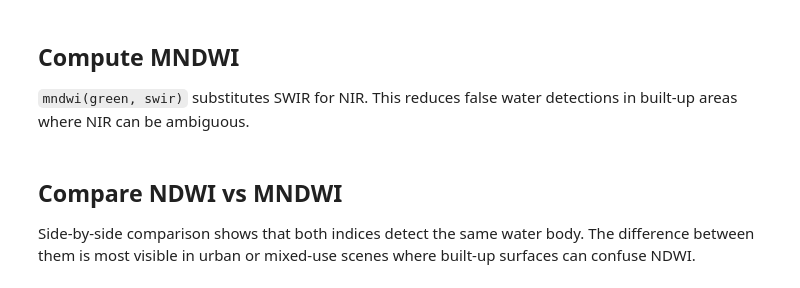
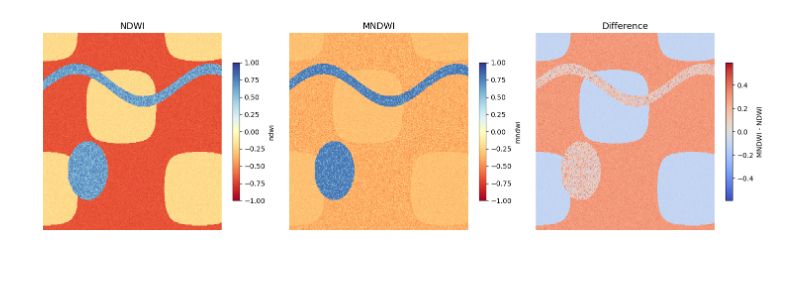
Before and after one commit to makepath/xarray-spatial, a Jupyter notebook: examples/user_guide/20_Water_Indices.ipynb, the cells around one changed output. Cells and saved outputs as stored; diff of their text form; code cells hidden in the pictures.

```diff
--- a/examples/user_guide/20_Water_Indices.ipynb
+++ b/examples/user_guide/20_Water_Indices.ipynb
@@ -65,18 +131,26 @@ positive values because green reflectance exceeds NIR over water.
 # %%
-ndwi_result = ndwi(green_da, nir_da)
+diff = mndwi_result - ndwi_result
 
-fig, axes = plt.subplots(1, 2, figsize=(10, 4))
-ndwi_result.plot(ax=axes[0], cmap='RdYlBu', vmin=-1, vmax=1)
-axes[0].set_title('NDWI')
+fig, axes = plt.subplots(1, 3, figsize=(15, 4.5))
 
-# Threshold at 0 to create a binary water mask
-water_detected = (ndwi_result > 0).astype(float)
-water_detected.plot(ax=axes[1], cmap='Blues', vmin=0, vmax=1)
-axes[1].set_title('NDWI > 0 (water mask)')
+ndwi_result.plot.imshow(ax=axes[0], cmap='RdYlBu', vmin=-1, vmax=1,
+                        add_colorbar=True,
+                        cbar_kwargs={'shrink': 0.7})
+axes[0].set_title('NDWI', fontsize=13)
+axes[0].set_axis_off()
+
+mndwi_result.plot.imshow(ax=axes[1], cmap='RdYlBu', vmin=-1, vmax=1,
+                         add_colorbar=True,
+                         cbar_kwargs={'shrink': 0.7})
+axes[1].set_title('MNDWI', fontsize=13)
+axes[1].set_axis_off()
+
+diff.plot.imshow(ax=axes[2], cmap='coolwarm', center=0,
+                 add_colorbar=True,
+                 cbar_kwargs={'label': 'MNDWI - NDWI', 'shrink': 0.7})
+axes[2].set_title('Difference', fontsize=13)
+axes[2].set_axis_off()
+
 plt.tight_layout()
-plt.show()
+# %% [output]
+[figure, added]
-# %% [markdown]
-## Compute MNDWI
-
-`mndwi(green, swir)` substitutes SWIR for NIR. This reduces false water
-detections in built-up areas where NIR can be ambiguous.
@@ -95,6 +156,0 @@ plt.show()
-# %% [markdown]
-## Compare NDWI vs MNDWI
-
-Side-by-side comparison shows that both indices detect the same water body.
-The difference between them is most visible in urban or mixed-use scenes
-where built-up surfaces can confuse NDWI.
```
Also changed, not shown: parts of 29 cells of this notebook, 1 other file.
